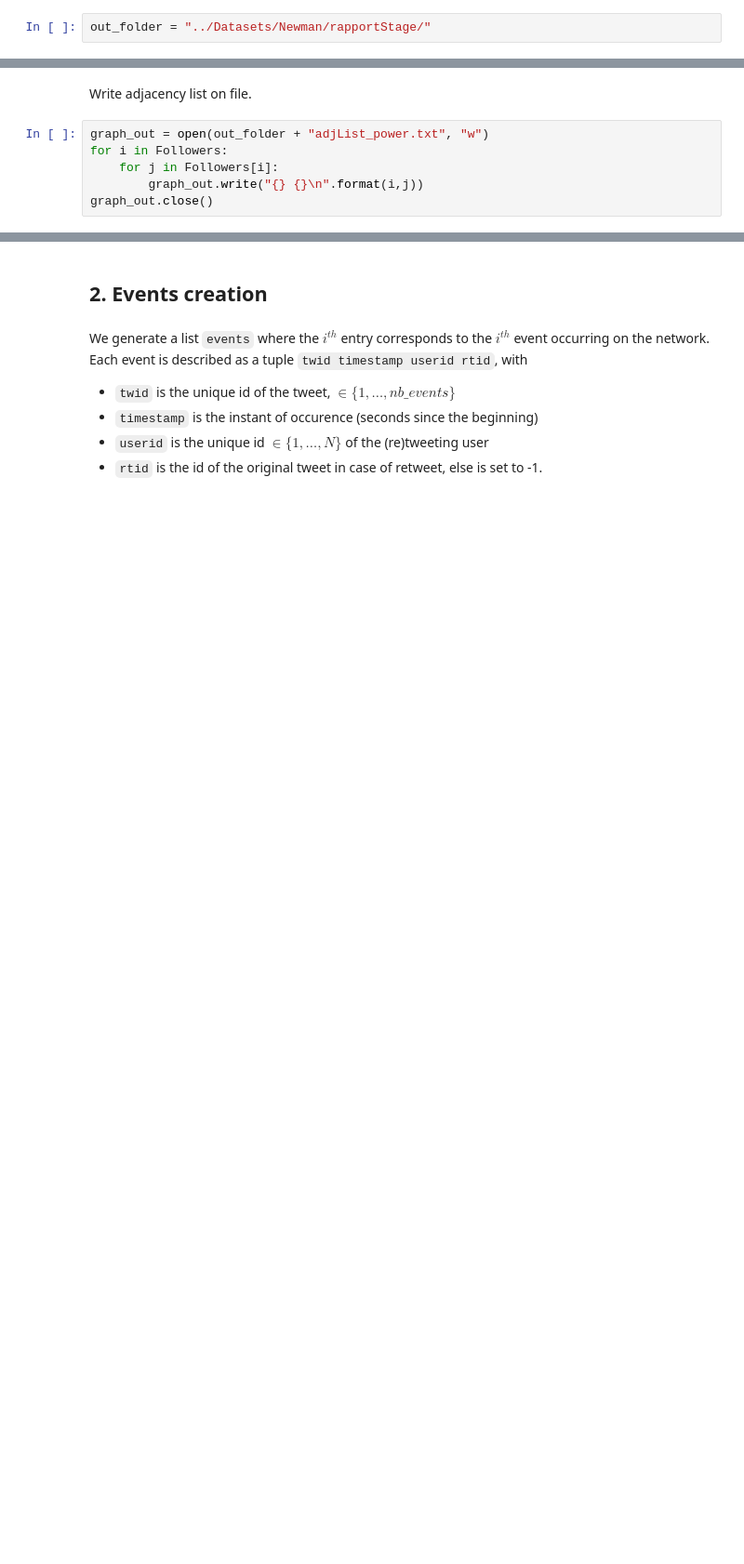
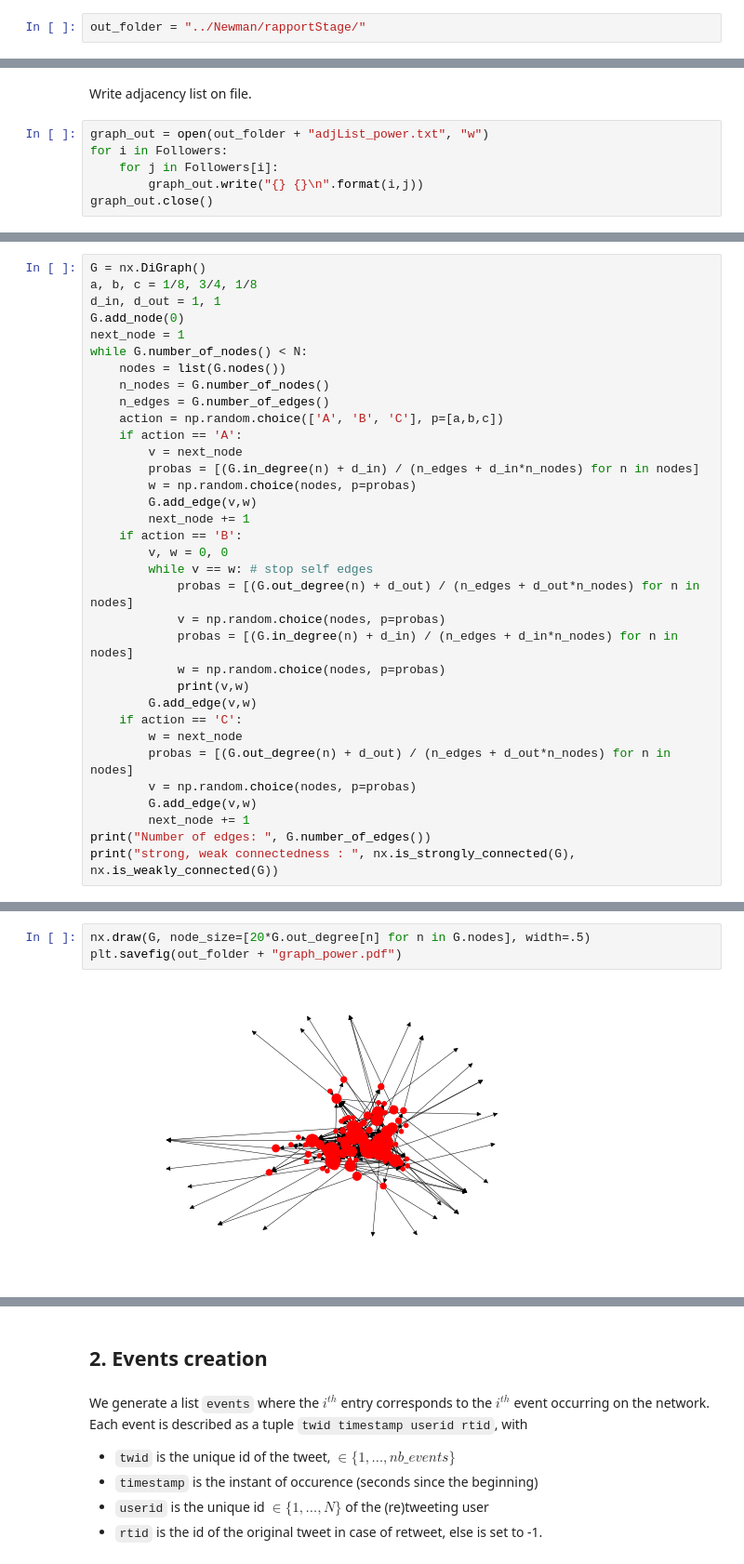
Before and after one commit to yokaiAG/Stage2019, a Jupyter notebook: Code/Simulator_custom.ipynb, the cells around one changed output, grey strips where cells are left out. Shown at 93% size. Saved outputs shown, nothing was run; the diff lists cells and outputs as text; blank space fills up the shorter version.

```diff
--- a/Code/Simulator_custom.ipynb
+++ b/Code/Simulator_custom.ipynb
@@ -11,7 +11,7 @@ import matplotlib.pyplot as plt
 # %% [markdown]
 Choose out folder where the results will be written.
 # %%
-out_folder = "../Datasets/Newman/rapportStage/"
+out_folder = "../Newman/rapportStage/"
 # %% [markdown]
 ## Setting parameters
 Choose the number of users $N$, the number of events `nb_events` and the activity rates. The latter are in the form of two lists of length $N$: `Lambda` and `Mu` where `Lambda[i]` is the posting rate of user $i$ and `Mu[i]` is her reposting rate.
@@ -101,0 +78,34 @@ graph_out.close()
+# %%
+G = nx.DiGraph()
+a, b, c = 1/8, 3/4, 1/8
+d_in, d_out = 1, 1
+G.add_node(0)
+next_node = 1
+while G.number_of_nodes() < N:
+    nodes = list(G.nodes())
+    n_nodes = G.number_of_nodes()
+    n_edges = G.number_of_edges()
+    action = np.random.choice(['A', 'B', 'C'], p=[a,b,c])
+    if action == 'A':
+        v = next_node
+        probas = [(G.in_degree(n) + d_in) / (n_edges + d_in*n_nodes) for n in nodes]
+        w = np.random.choice(nodes, p=probas)
+        G.add_edge(v,w)
+        next_node += 1
+    if action == 'B':
+        v, w = 0, 0
+        while v == w: # stop self edges
+            probas = [(G.out_degree(n) + d_out) / (n_edges + d_out*n_nodes) for n in nodes]
+            v = np.random.choice(nodes, p=probas)
+            probas = [(G.in_degree(n) + d_in) / (n_edges + d_in*n_nodes) for n in nodes]
+            w = np.random.choice(nodes, p=probas)
+            print(v,w)
+        G.add_edge(v,w)
+    if action == 'C':
+        w = next_node
+        probas = [(G.out_degree(n) + d_out) / (n_edges + d_out*n_nodes) for n in nodes]
+        v = np.random.choice(nodes, p=probas)
+        G.add_edge(v,w)
+        next_node += 1
+print("Number of edges: ", G.number_of_edges())
+print("strong, weak connectedness : ", nx.is_strongly_connected(G), nx.is_weakly_connected(G))
@@ -101,0 +140,5 @@ graph_out.close()
+# %%
+nx.draw(G, node_size=[20*G.out_degree[n] for n in G.nodes], width=.5)
+plt.savefig(out_folder + "graph_power.pdf")
+# %% [output]
+[figure, added]
```
Also changed, not shown: parts of 11 cells of this notebook, 35 other files.
